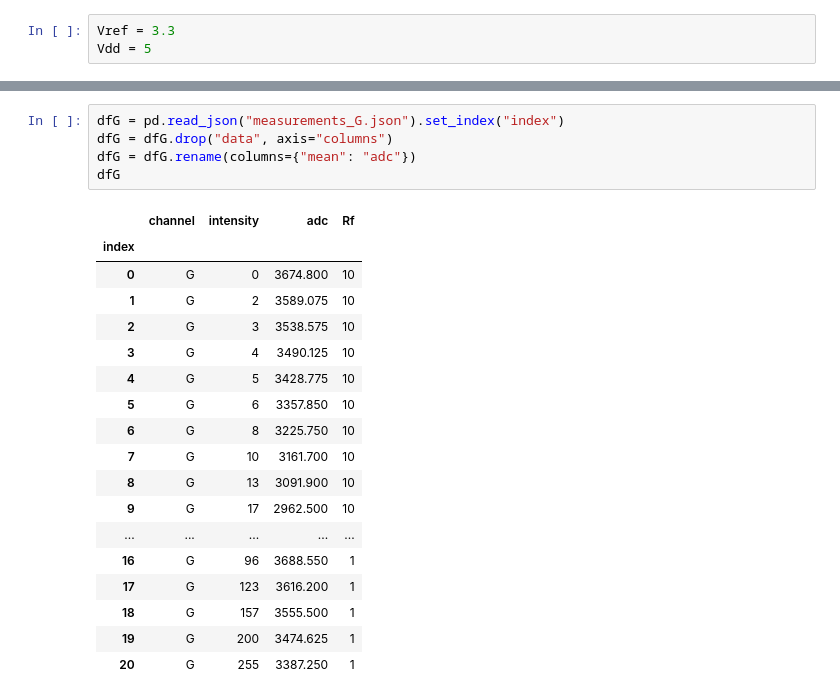
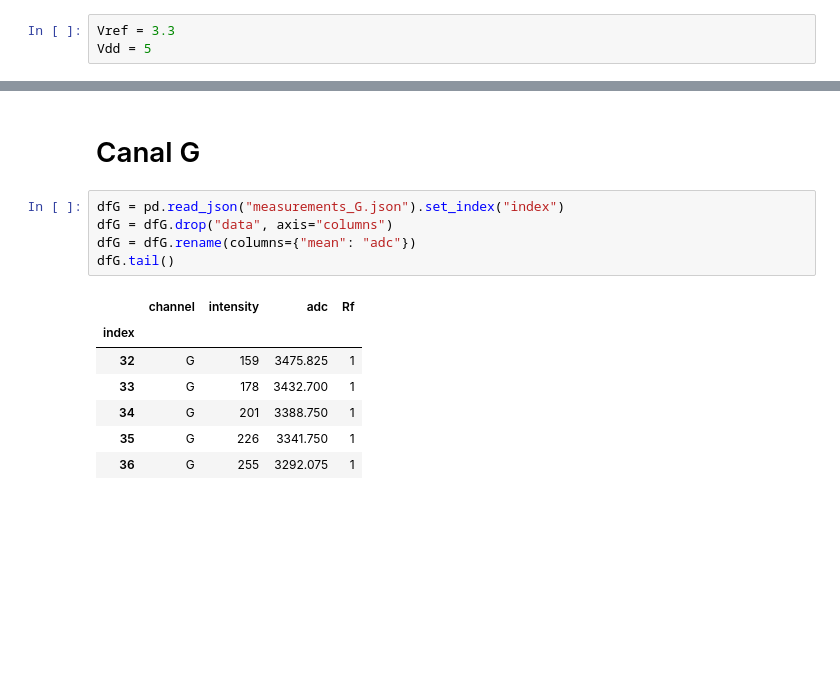
Before and after one commit to marianop9/reflective-color-sensor, a Jupyter notebook: scripts/serialpal/caracterizacion.ipynb, the cells around one changed output, grey strips where cells are left out. Saved outputs shown, nothing was run; the diff lists cells and outputs as text; blank space fills up the shorter version.

```diff
--- a/scripts/serialpal/caracterizacion.ipynb
+++ b/scripts/serialpal/caracterizacion.ipynb
@@ -149,27 +133,18 @@ dfR
+# %% [markdown]
+# Canal G
 # %%
 dfG = pd.read_json("measurements_G.json").set_index("index")
 dfG = dfG.drop("data", axis="columns")
 dfG = dfG.rename(columns={"mean": "adc"})
-dfG
+dfG.tail()
 # %% [output]
 |  | channel | intensity | adc | Rf |
 | index |  |  |  |  |
-| 0 | G | 0 | 3674.800 | 10 |
-| 1 | G | 2 | 3589.075 | 10 |
-| 2 | G | 3 | 3538.575 | 10 |
-| 3 | G | 4 | 3490.125 | 10 |
-| 4 | G | 5 | 3428.775 | 10 |
-| 5 | G | 6 | 3357.850 | 10 |
-| 6 | G | 8 | 3225.750 | 10 |
-| 7 | G | 10 | 3161.700 | 10 |
-| 8 | G | 13 | 3091.900 | 10 |
-| 9 | G | 17 | 2962.500 | 10 |
-| ... | ... | ... | ... | ... |
-| 16 | G | 96 | 3688.550 | 1 |
-| 17 | G | 123 | 3616.200 | 1 |
-| 18 | G | 157 | 3555.500 | 1 |
-| 19 | G | 200 | 3474.625 | 1 |
-| 20 | G | 255 | 3387.250 | 1 |
+| 32 | G | 159 | 3475.825 | 1 |
+| 33 | G | 178 | 3432.700 | 1 |
+| 34 | G | 201 | 3388.750 | 1 |
+| 35 | G | 226 | 3341.750 | 1 |
+| 36 | G | 255 | 3292.075 | 1 |
 # %%
 plt.plot("intensity", "adc", data=dfG, marker=".", linestyle="dotted")
 plt.grid()
```
Also changed, not shown: parts of 26 cells of this notebook, 9 other files.
